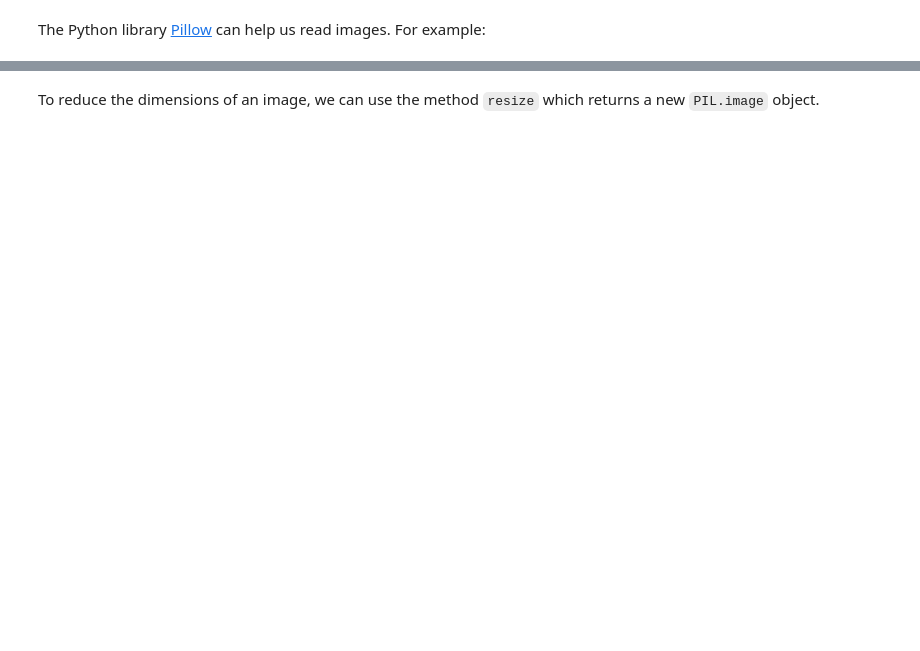
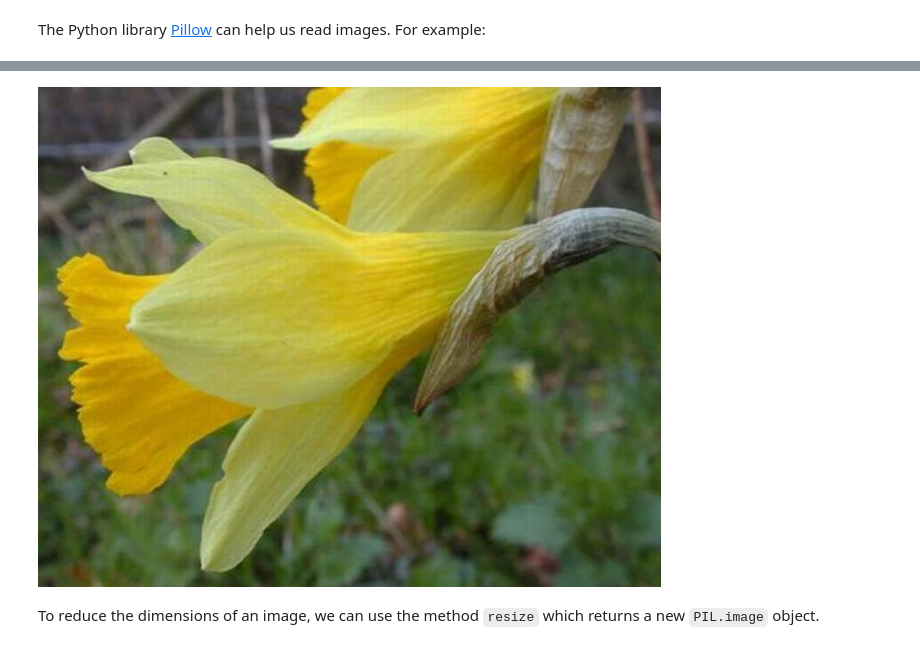
Before and after one commit to ComputeCanada/DHSI-BigData, a Jupyter notebook: Day_2/3-Manipulating_Images.ipynb, the cells around one changed output, grey strips where cells are left out. Drawn from its saved outputs; the diff is of its cells as text; code cells hidden in the pictures; blank space fills up the shorter version.

```diff
--- a/Day_2/3-Manipulating_Images.ipynb
+++ b/Day_2/3-Manipulating_Images.ipynb
@@ -29,6 +61,8 @@ ModuleNotFoundError: No module named 'PIL'
 # %%
 flower_image = Image.open(image_list[0])
-flower_image.filename
+flower_image
+# %% [output]
+[figure, added]
 # %% [markdown]
 To reduce the dimensions of an image, we can use the method `resize` which returns a new `PIL.image` object.
 # %%
```
Also changed, not shown: parts of 36 cells of this notebook, 5 other files.
